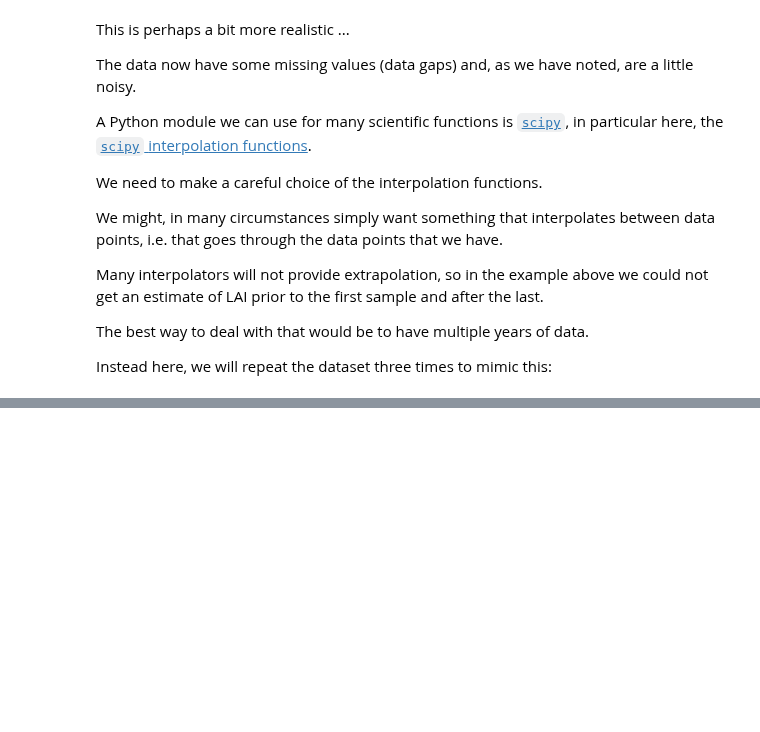
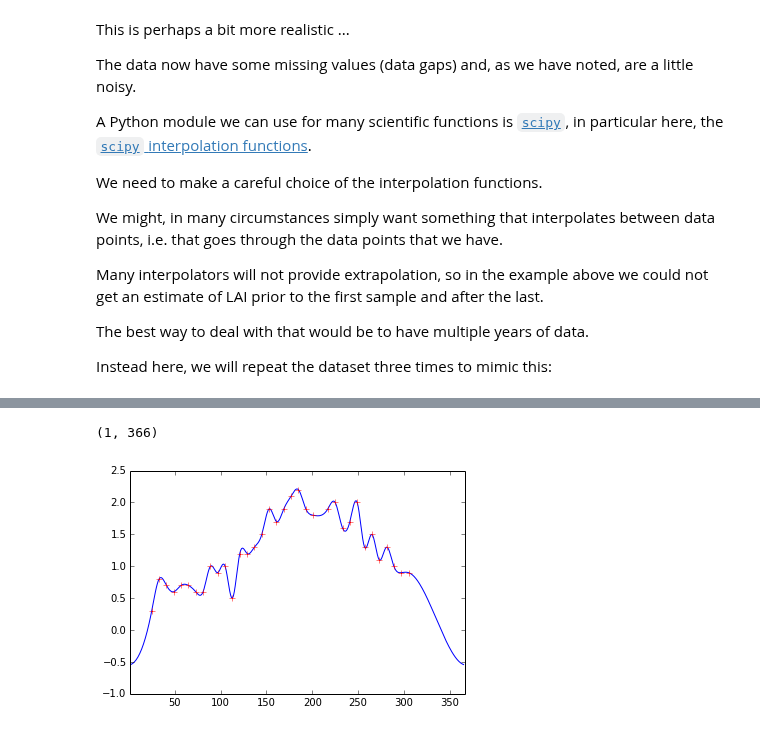
Before and after one commit to profLewis/geogg122, a Jupyter notebook: Chapter5_Interpolation/Interpolation.ipynb, the cells around one changed output, grey strips where cells are left out. Saved outputs shown, nothing was run; the diff lists cells and outputs as text; code cells hidden in the pictures; blank space fills up the shorter version.

```diff
--- a/Chapter5_Interpolation/Interpolation.ipynb
+++ b/Chapter5_Interpolation/Interpolation.ipynb
@@ -663,0 +654,10 @@ plt.xlim(1,366)
+# %%
+# cubic interpolation
+f = interpolate.interp1d(x_extend,y_extend,kind='cubic')
+ynew = f(xnew)
+plt.plot(xnew,ynew)
+plt.plot(x_,y_,'r+')
+plt.xlim(1,366)
+# %% [output]
+(1, 366)
+[figure, added]
```
Also changed, not shown: parts of 29 cells of this notebook, 5 other files.
